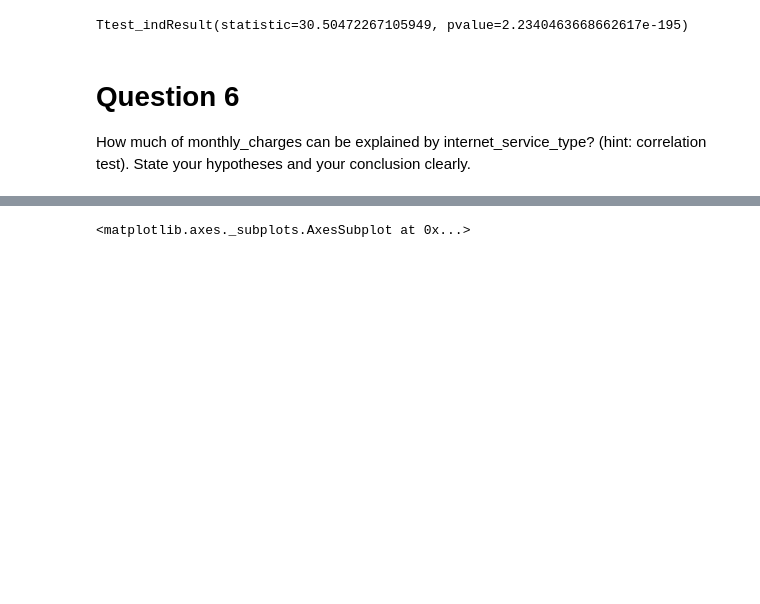
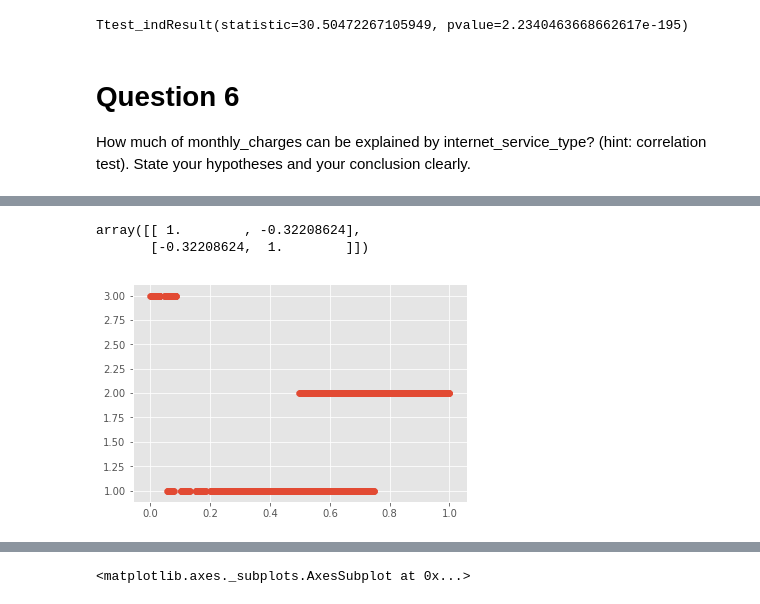
Before and after one commit to jess-katy/classification_project, a Jupyter notebook: Classification_Proj_Jess_Katy_MASTER.ipynb, the cells around one changed output, grey strips where cells are left out. Cells and saved outputs as stored; diff of their text form; code cells hidden in the pictures; blank space fills up the shorter version.

Commit message:
Added visualizations

```diff
--- a/Classification_Proj_Jess_Katy_MASTER.ipynb
+++ b/Classification_Proj_Jess_Katy_MASTER.ipynb
@@ -1036,0 +1053,12 @@ sp.stats.pearsonr(train_df.monthly_charges, train_df.internet_service_type_id)
+# %%
+np.corrcoef(train_df.monthly_charges, train_df.internet_service_type_id)
+# %% [output]
+array([[ 1.        , -0.32208624],
+       [-0.32208624,  1.        ]])
+# %%
+plt.style.use('ggplot')
+
+plt.scatter(train_df.monthly_charges, train_df.internet_service_type_id)
+plt.show()
+# %% [output]
+[figure, added]
```
Also changed, not shown: parts of 19 cells of this notebook.
